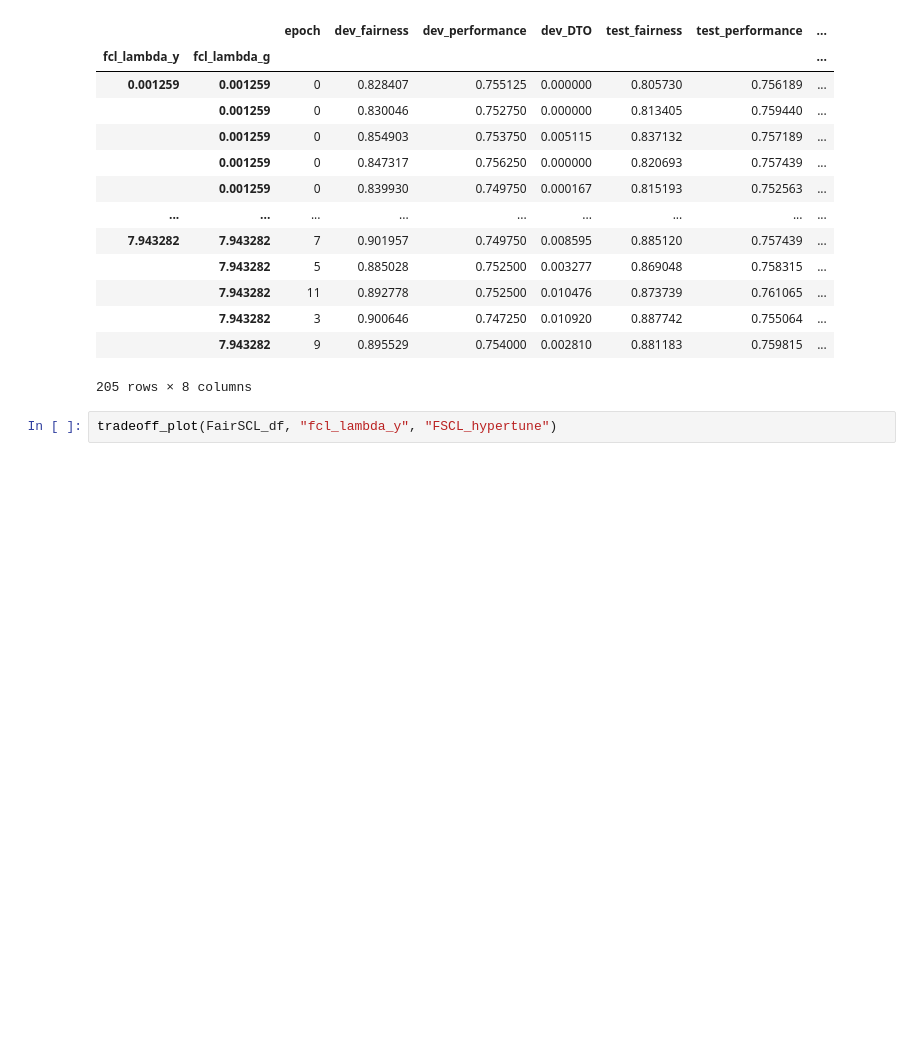
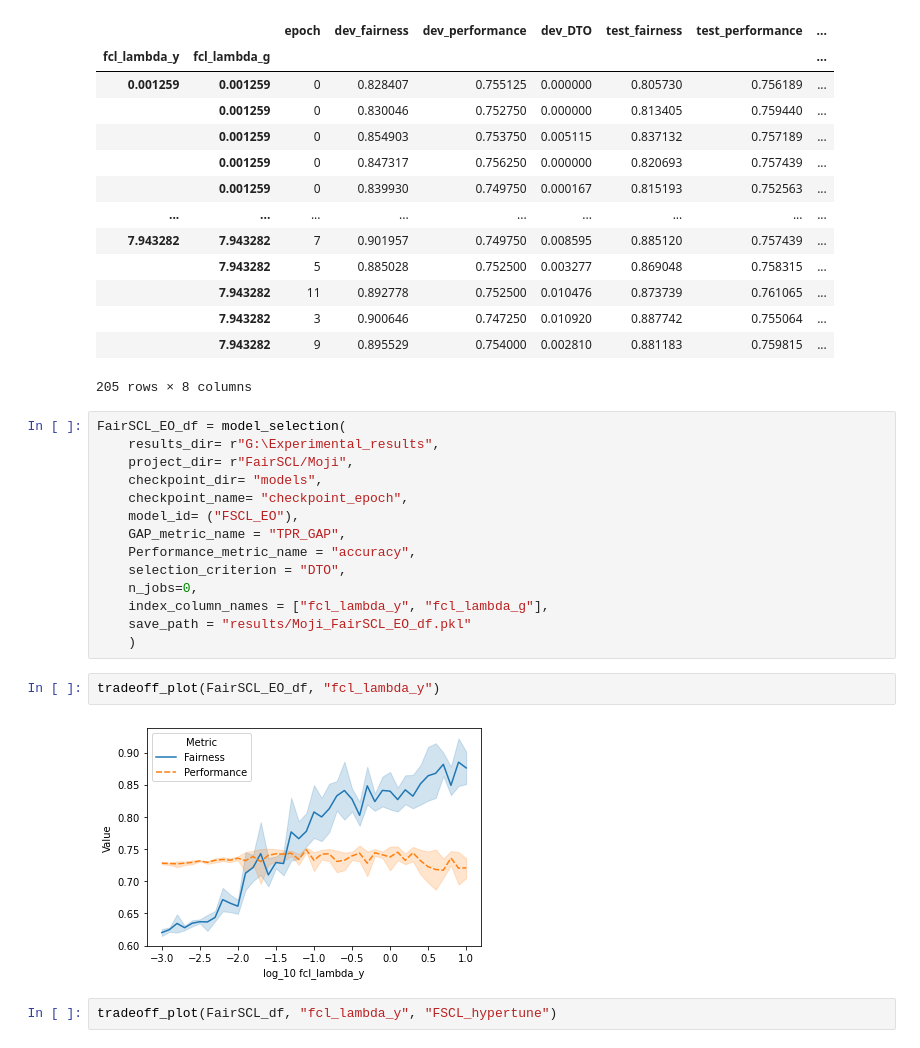
Before and after one commit to Libr-AI/fairlib, a Jupyter notebook: analysis/Moji_model_selection.ipynb, the cells around one changed output. Saved outputs shown, nothing was run; the diff lists cells and outputs as text; blank space fills up the shorter version.

```diff
--- a/analysis/Moji_model_selection.ipynb
+++ b/analysis/Moji_model_selection.ipynb
@@ -309,6 +309,24 @@ FairSCL_df
 |  | 7.943282 | 3 | 0.900646 | 0.747250 | 0.010920 | 0.887742 | 0.755064 | ... |
 |  | 7.943282 | 9 | 0.895529 | 0.754000 | 0.002810 | 0.881183 | 0.759815 | ... |
 205 rows × 8 columns
+# %%
+FairSCL_EO_df = model_selection(
+    results_dir= r"G:\Experimental_results",
+    project_dir= r"FairSCL/Moji",
+    checkpoint_dir= "models",
+    checkpoint_name= "checkpoint_epoch",
+    model_id= ("FSCL_EO"),
+    GAP_metric_name = "TPR_GAP",
+    Performance_metric_name = "accuracy",
+    selection_criterion = "DTO",
+    n_jobs=0,
+    index_column_names = ["fcl_lambda_y", "fcl_lambda_g"],
+    save_path = "results/Moji_FairSCL_EO_df.pkl"
+    )
+# %%
+tradeoff_plot(FairSCL_EO_df, "fcl_lambda_y")
+# %% [output]
+[figure, added]
 # %%
 tradeoff_plot(FairSCL_df, "fcl_lambda_y", "FSCL_hypertune")
 # %% [output]
```
Also changed, not shown: parts of 1 cell of this notebook, 4 other files.
